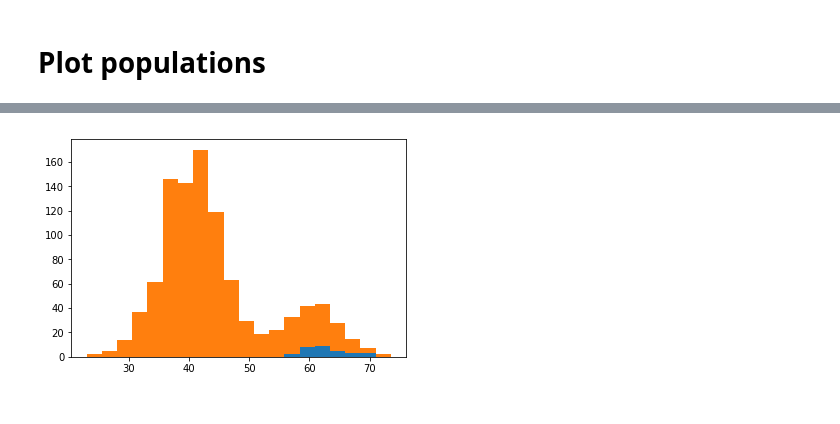
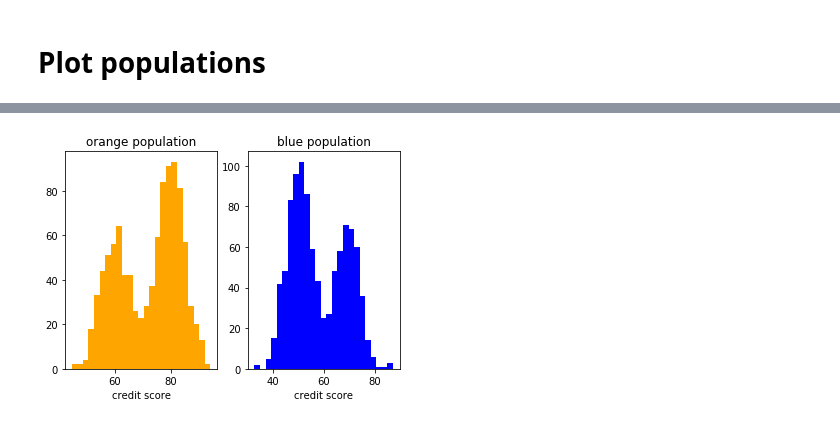
Before and after one commit to amorisot/AI-Fairness, a Jupyter notebook: is_enforcing_equalised_odds_good?.ipynb, the cells around one changed output, grey strips where cells are left out. Drawn from its saved outputs; the diff is of its cells as text; code cells hidden in the pictures.

```diff
--- a/is_enforcing_equalised_odds_good?.ipynb
+++ b/is_enforcing_equalised_odds_good?.ipynb
@@ -8,22 +9,21 @@ from scipy.optimize import minimize
 # %% [markdown]
 # Create populations
 # %%
+#population parameters
 population_size = 1000
-mu_blue = 40
+mu_blue = 50
 mu_orange = 60
 
 #create populations
-blues1 = np.random.normal(mu_blue, 5, (int(population_size/5)*4,1))
-blues2 = np.random.normal(mu_blue+20, 5, (int(population_size/5),1))
+blues1 = np.random.normal(mu_blue, 5, (int(population_size/5)*3,1))
+blues2 = np.random.normal(mu_blue+20, 5, (int(population_size/5)*2,1))
 blues = np.concatenate((blues1, blues2), axis=0)
-oranges1 = np.random.normal(mu_orange, 5, (int(population_size/5),1))
-oranges2 = np.random.normal(mu_orange+20, 5, (int(population_size/5)*4,1))
+oranges1 = np.random.normal(mu_orange, 5, (int(population_size/5)*2,1))
+oranges2 = np.random.normal(mu_orange+20, 5, (int(population_size/5)*3,1))
 oranges = np.concatenate((oranges1, oranges2), axis=0)
 
-blues_who_defaulted = blues < np.random.uniform(50, 150, (population_size,1))
+#determine who defaulted
+blues_who_defaulted = blues < np.random.uniform(0, 100, (population_size,1))
 oranges_who_defaulted = oranges < np.random.uniform(0, 100, (population_size,1))
-
-blues_bank_thinks_defaulted = blues < 30
-oranges_bank_thinks_defaulted = oranges < 60
 # %% [markdown]
 # Plot populations
@@ -40,5 +29,0 @@ plt.show()
-# %%
-plt.hist([blues[np.logical_not(blues_who_defaulted)],blues[blues_who_defaulted]], stacked=True, bins=20)
-plt.show()
-# %% [output]
-[figure, removed]
@@ -50,0 +30,12 @@ false_positive_blues = np.logical_and(blues_who_defaulted, np.logical_not(blues_
+# %%
+plt.subplot(121)
+plt.hist(oranges, bins=25, color="orange")
+plt.xlabel("credit score")
+plt.title("orange population")
+plt.subplot(122)
+plt.hist(blues, bins=25, color="b")
+plt.xlabel("credit score")
+plt.title("blue population")
+plt.show()
+# %% [output]
+[figure, added]
```
Also changed, not shown: parts of 37 cells of this notebook.
